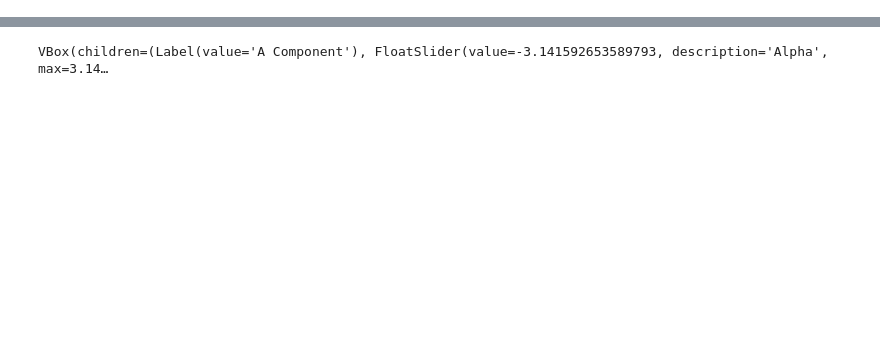
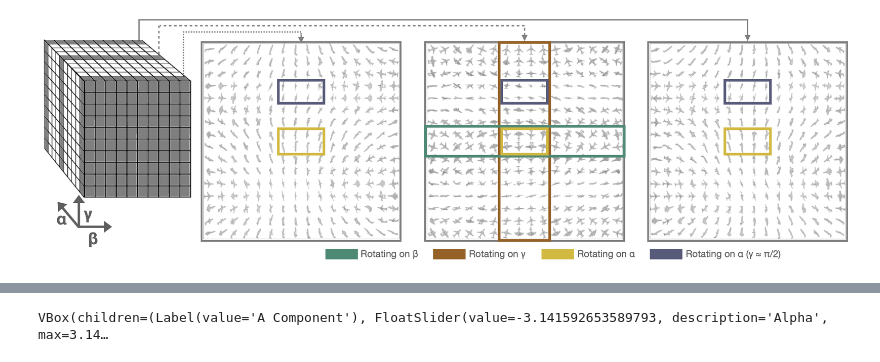
Before and after one commit to avicooper1/OOD_Orientation_Generalization, a Jupyter notebook: demo/demo.ipynb, the cells around one changed output, grey strips where cells are left out. Drawn from its saved outputs; the diff is of its cells as text; code cells hidden in the pictures; blank space fills up the shorter version.

Commit message:
Added cube figure and accompanying explanation

```diff
--- a/demo/demo.ipynb
+++ b/demo/demo.ipynb
@@ -27,0 +42,6 @@ from matplotlib.colors import ListedColormap, LinearSegmentedColormap
+# %%
+#@title
+img = Image.open('/content/OOD_Orientation_Generalization/demo/CubeFigure.png')
+img
+# %% [output]
+[figure, added]
```
Also changed, not shown: parts of 4 cells of this notebook.
